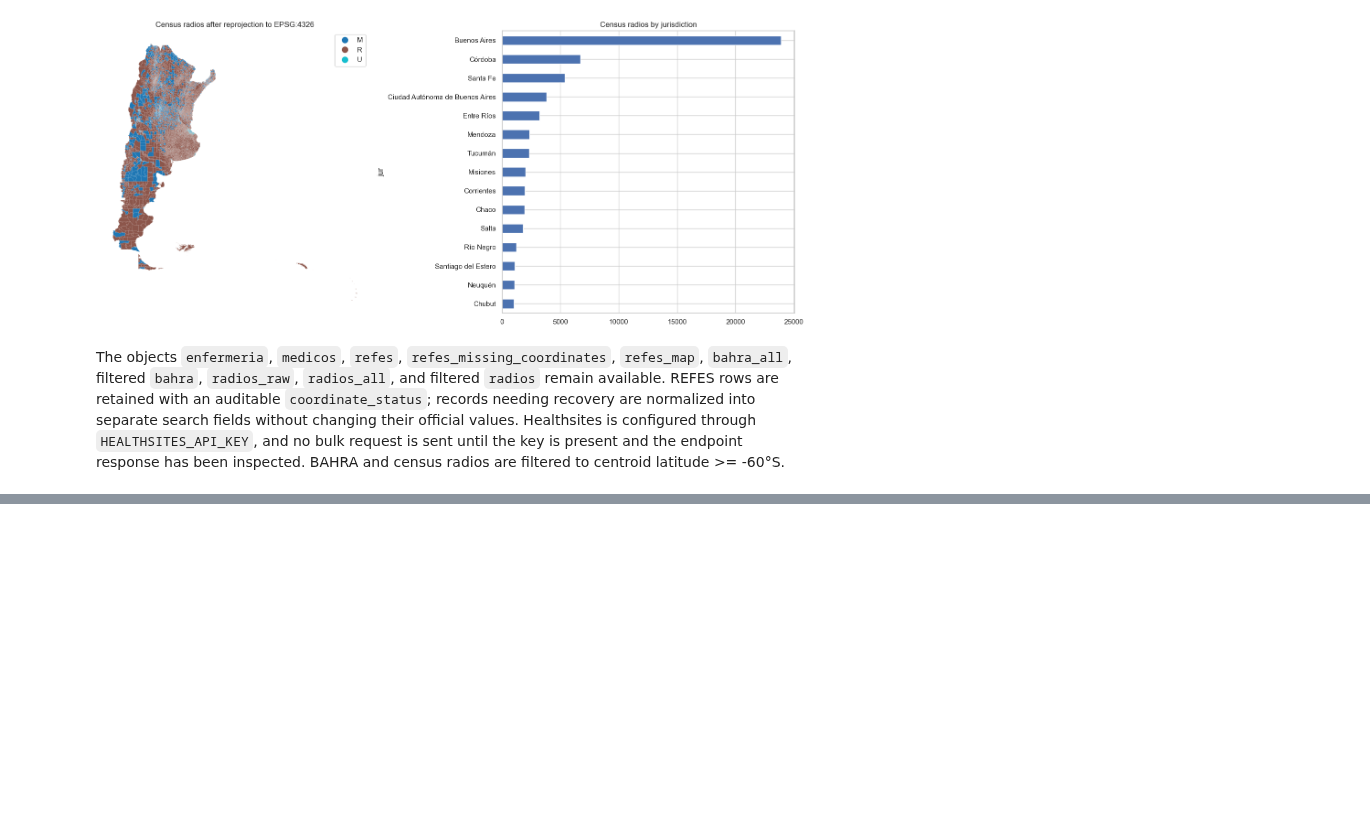
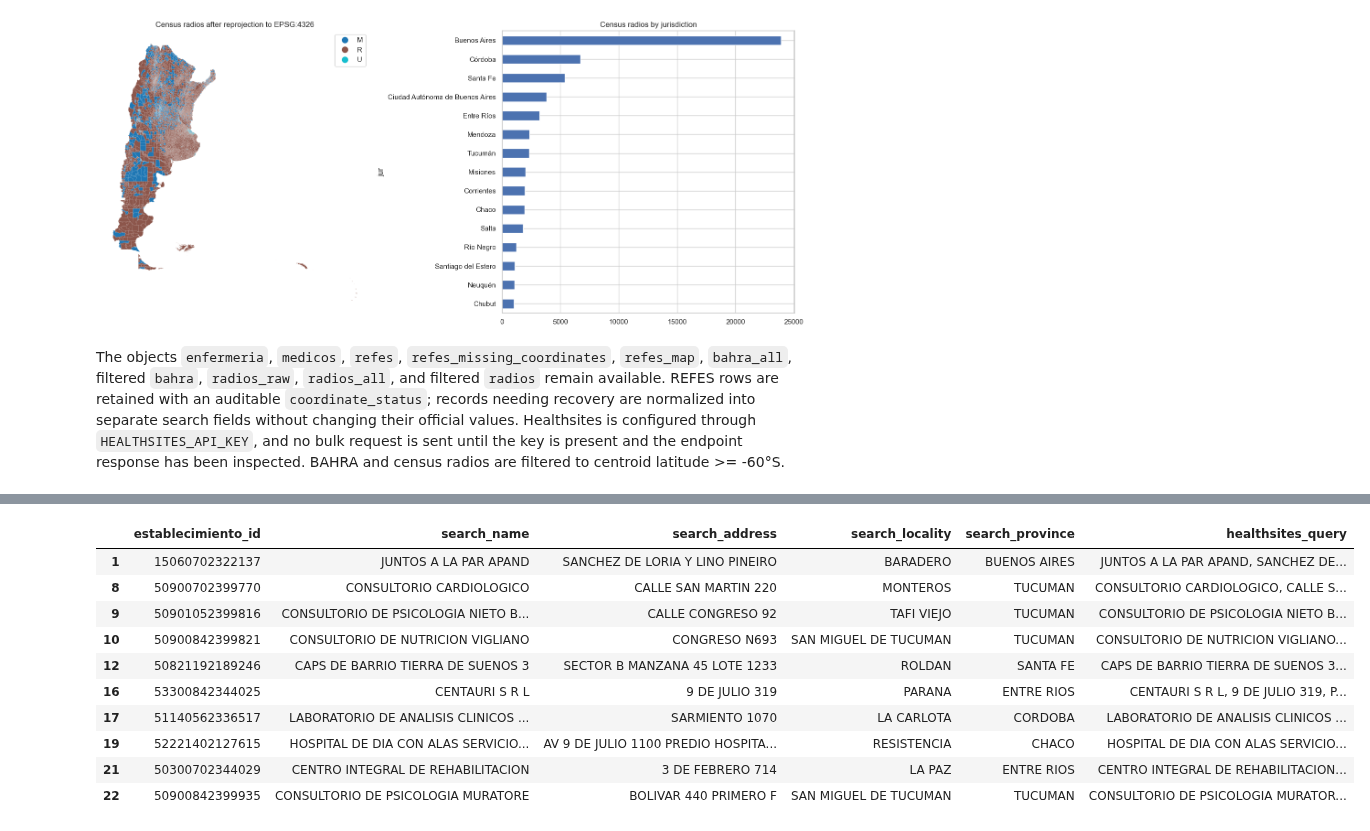
Before and after one commit to ana-castillo-zuain/radio, a Jupyter notebook: exploratory_data_analysis.ipynb, the cells around one changed output, grey strips where cells are left out. Drawn from its saved outputs; the diff is of its cells as text; code cells hidden in the pictures; blank space fills up the shorter version.

```diff
--- a/exploratory_data_analysis.ipynb
+++ b/exploratory_data_analysis.ipynb
@@ -663,0 +599,61 @@ The objects `enfermeria`, `medicos`, `refes`, `refes_missing_coordinates`, `refe
+# %%
+refes_missing_coordinates["search_name"] = (
+    refes_missing_coordinates["establecimiento_nombre"]
+    .fillna("")
+    .astype("string")
+    .map(lambda value: unicodedata.normalize("NFKD", value).encode("ascii", "ignore").decode("ascii"))
+    .str.upper()
+    .str.replace(r"[^A-Z0-9]+", " ", regex=True)
+    .str.replace(r"\s+", " ", regex=True)
+    .str.strip()
+)
+refes_missing_coordinates["search_address"] = (
+    refes_missing_coordinates["domicilio"]
+    .fillna("")
+    .astype("string")
+    .map(lambda value: unicodedata.normalize("NFKD", value).encode("ascii", "ignore").decode("ascii"))
+    .str.upper()
+    .str.replace(r"\bN[°ºO]?\b|\bNRO\b|\bNUMERO\b", " ", regex=True)
+    .str.replace(r"[^A-Z0-9]+", " ", regex=True)
+    .str.replace(r"\s+", " ", regex=True)
+    .str.strip()
+)
+refes_missing_coordinates["search_locality"] = (
+    refes_missing_coordinates["localidad_nombre"]
+    .fillna("")
+    .astype("string")
+    .map(lambda value: unicodedata.normalize("NFKD", value).encode("ascii", "ignore").decode("ascii"))
+    .str.upper()
+    .str.replace(r"[^A-Z0-9]+", " ", regex=True)
+    .str.replace(r"\s+", " ", regex=True)
+    .str.strip()
+)
+refes_missing_coordinates["search_province"] = (
+    refes_missing_coordinates["provincia_nombre"]
+    .fillna("")
+    .astype("string")
+    .map(lambda value: unicodedata.normalize("NFKD", value).encode("ascii", "ignore").decode("ascii"))
+    .str.upper()
+    .str.replace(r"[^A-Z0-9]+", " ", regex=True)
+    .str.replace(r"\s+", " ", regex=True)
+    .str.strip()
+)
+refes_missing_coordinates["healthsites_query"] = (
+    refes_missing_coordinates["search_name"] + ", " +
+    refes_missing_coordinates["search_address"] + ", " +
+    refes_missing_coordinates["search_locality"] + ", " +
+    refes_missing_coordinates["search_province"] + ", Argentina"
+).str.replace(r"(?:, )+", ", ", regex=True).str.strip(" ,")
+display(refes_missing_coordinates[["establecimiento_id", "search_name", "search_address", "search_locality", "search_province", "healthsites_query"]].head(10))
+# %% [output]
+|  | establecimiento_id | search_name | search_address | search_locality | search_province | healthsites_query |
+| 1 | 15060702322137 | JUNTOS A LA PAR APAND | SANCHEZ DE LORIA Y LINO PINEIRO | BARADERO | BUENOS AIRES | JUNTOS A LA PAR APAND, SANCHEZ DE... |
+| 8 | 50900702399770 | CONSULTORIO CARDIOLOGICO | CALLE SAN MARTIN 220 | MONTEROS | TUCUMAN | CONSULTORIO CARDIOLOGICO, CALLE S... |
+| 9 | 50901052399816 | CONSULTORIO DE PSICOLOGIA NIETO B... | CALLE CONGRESO 92 | TAFI VIEJO | TUCUMAN | CONSULTORIO DE PSICOLOGIA NIETO B... |
+| 10 | 50900842399821 | CONSULTORIO DE NUTRICION VIGLIANO | CONGRESO N693 | SAN MIGUEL DE TUCUMAN | TUCUMAN | CONSULTORIO DE NUTRICION VIGLIANO... |
+| 12 | 50821192189246 | CAPS DE BARRIO TIERRA DE SUENOS 3 | SECTOR B MANZANA 45 LOTE 1233 | ROLDAN | SANTA FE | CAPS DE BARRIO TIERRA DE SUENOS 3... |
+| 16 | 53300842344025 | CENTAURI S R L | 9 DE JULIO 319 | PARANA | ENTRE RIOS | CENTAURI S R L, 9 DE JULIO 319, P... |
+| 17 | 51140562336517 | LABORATORIO DE ANALISIS CLINICOS ... | SARMIENTO 1070 | LA CARLOTA | CORDOBA | LABORATORIO DE ANALISIS CLINICOS ... |
+| 19 | 52221402127615 | HOSPITAL DE DIA CON ALAS SERVICIO... | AV 9 DE JULIO 1100 PREDIO HOSPITA... | RESISTENCIA | CHACO | HOSPITAL DE DIA CON ALAS SERVICIO... |
+| 21 | 50300702344029 | CENTRO INTEGRAL DE REHABILITACION | 3 DE FEBRERO 714 | LA PAZ | ENTRE RIOS | CENTRO INTEGRAL DE REHABILITACION... |
+| 22 | 50900842399935 | CONSULTORIO DE PSICOLOGIA MURATORE | BOLIVAR 440 PRIMERO F | SAN MIGUEL DE TUCUMAN | TUCUMAN | CONSULTORIO DE PSICOLOGIA MURATOR... |
```
Also changed, not shown: parts of 12 cells of this notebook, 1 other file.
